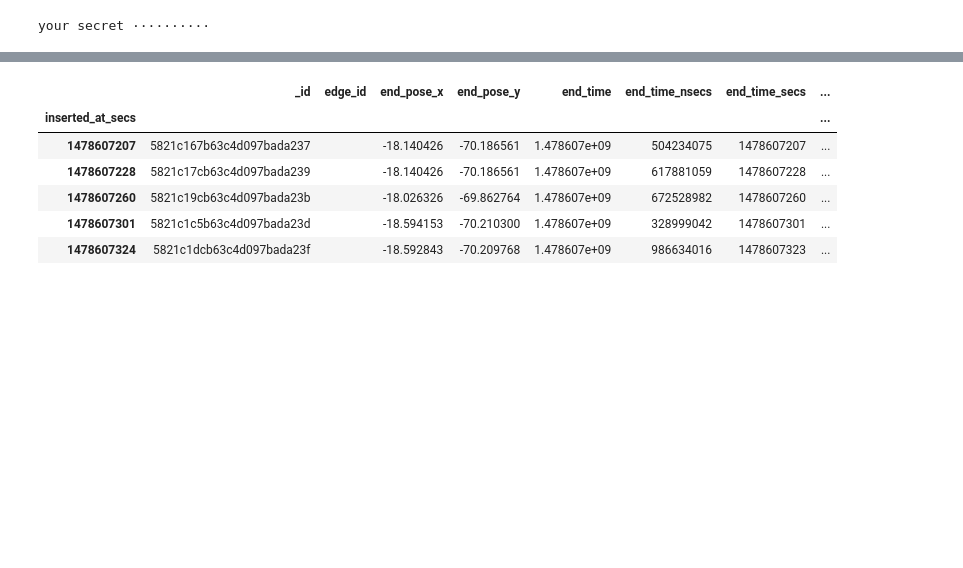
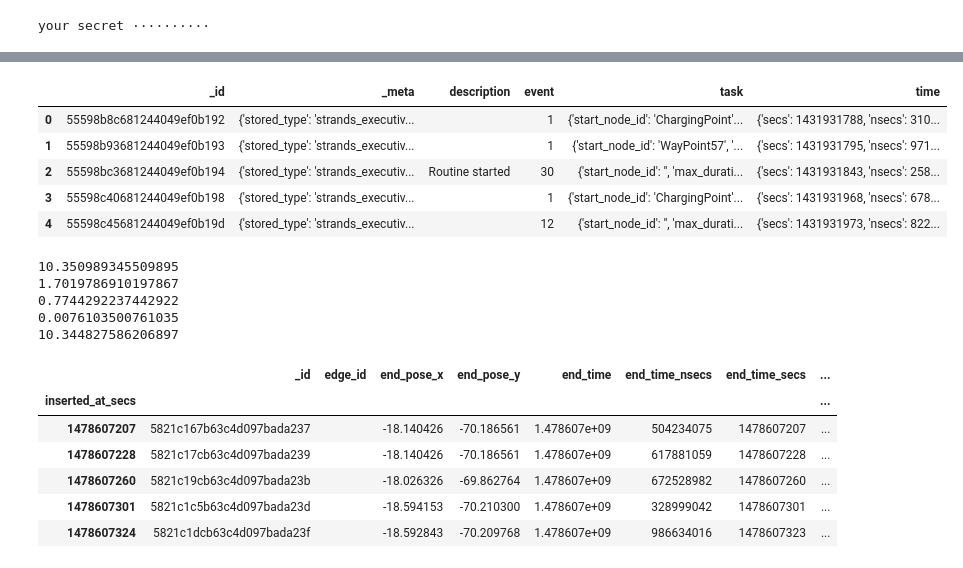
Before and after one commit to marc-hanheide/jupyter-notebooks, a Jupyter notebook: STRANDS analysis.ipynb, the cells around one changed output, grey strips where cells are left out. Saved outputs shown, nothing was run; the diff lists cells and outputs as text; code cells hidden in the pictures; blank space fills up the shorter version.

```diff
--- a/STRANDS analysis.ipynb
+++ b/STRANDS analysis.ipynb
@@ -82,6 +82,77 @@ df.head()
 | 2 | 55599183681244049ef0b8d8 | {'inserted_at': 2015-05-18 07:15:... | Monday, May 18 2015, at 09:15:13 ... | Monday, May 18 2015, at 09:15:15 ... | Monday, May 18 2015, at 09:14:58 ... | WayPoint88_Kindergarten | Kindergarten | [] | ... |
 | 3 | 55599c69681244049ef10cfd | {'inserted_at': 2015-05-18 08:01:... | Monday, May 18 2015, at 10:01:44 ... | Monday, May 18 2015, at 10:01:45 ... | Monday, May 18 2015, at 10:01:44 ... | WayPoint86_WayPoint90 | WayPoint86 | [] | ... |
 | 4 | 55599e96681244049ef11538 | {'inserted_at': 2015-05-18 08:11:... | Monday, May 18 2015, at 10:11:01 ... | Monday, May 18 2015, at 10:11:02 ... | Monday, May 18 2015, at 10:11:01 ... | WayPoint26_WayPoint90 | WayPoint26 | [] | ... |
+# %%
+# Some simple test to see if it works:
+
+#df = pd.DataFrame(list(dbs['y4']['nav_stats'].find({})))
+
+te = {}
+te['y2'] = pd.DataFrame.from_records(dbs['y2']['task_events'].find({}))
+#te['y3'] = pd.DataFrame.from_records(dbs['y3']['task_events'].find({}))
+#te['y4'] = pd.DataFrame.from_records(dbs['y4']['task_events'].find({}))
+#display(df.head())
+#df[['final_node']].drop_duplicates()
+#df[['operation_time']].mean()
+#df.shape[0]
+te['y2'].head()
+
+
+"""
+Some useful db commands:
+
+db.getCollection('task_events').aggregate(
+   {$project: {event:1}},
+   {$group: {
+        _id: "$event",
+        count: {$sum: 1}
+   }})
+"""
+# %% [output]
+|  | _id | _meta | description | event | task | time |
+| 0 | 55598b8c681244049ef0b192 | {'stored_type': 'strands_executiv... |  | 1 | {'start_node_id': 'ChargingPoint'... | {'secs': 1431931788, 'nsecs': 310... |
+| 1 | 55598b93681244049ef0b193 | {'stored_type': 'strands_executiv... |  | 1 | {'start_node_id': 'WayPoint57', '... | {'secs': 1431931795, 'nsecs': 971... |
+| 2 | 55598bc3681244049ef0b194 | {'stored_type': 'strands_executiv... | Routine started | 30 | {'start_node_id': '', 'max_durati... | {'secs': 1431931843, 'nsecs': 258... |
+| 3 | 55598c40681244049ef0b198 | {'stored_type': 'strands_executiv... |  | 1 | {'start_node_id': 'ChargingPoint'... | {'secs': 1431931968, 'nsecs': 678... |
+| 4 | 55598c45681244049ef0b19d | {'stored_type': 'strands_executiv... |  | 12 | {'start_node_id': '', 'max_durati... | {'secs': 1431931973, 'nsecs': 822... |
+# %%
+# numbers obtained from: db.getCollection('message_store').find({'_meta.stored_type': 'infremen/AtomicInteraction', 'screen': {'$ne': 1}}).count()
+
+screen_tabs = [
+    3278,
+    10059,
+    20666
+]
+
+screen_tabs_average_per_hour = np.sum(screen_tabs) / 365 / 9
+
+mne = [
+    248,
+    1070,
+    4273
+]
+
+mne_average_per_hour = np.sum(mne) / 365 / 9
+
+print(screen_tabs_average_per_hour)
+print(mne_average_per_hour)
+print ((1930.0+614.0) / 365 / 9)
+print (25/365 / 9)
+
+cp_days = 58
+cp_hours = 1014
+cp_interactions = 600
+cp_users = 344
+
+cp_IpD = cp_interactions/cp_days
+
+print(cp_IpD)
+# %% [output]
+10.350989345509895
+1.7019786910197867
+0.7744292237442922
+0.0076103500761035
+10.344827586206897
 # %%
 # monitored nav events
 coll = dbs['y4']['monitored_nav_events']
```
Also changed, not shown: 10 other files.
